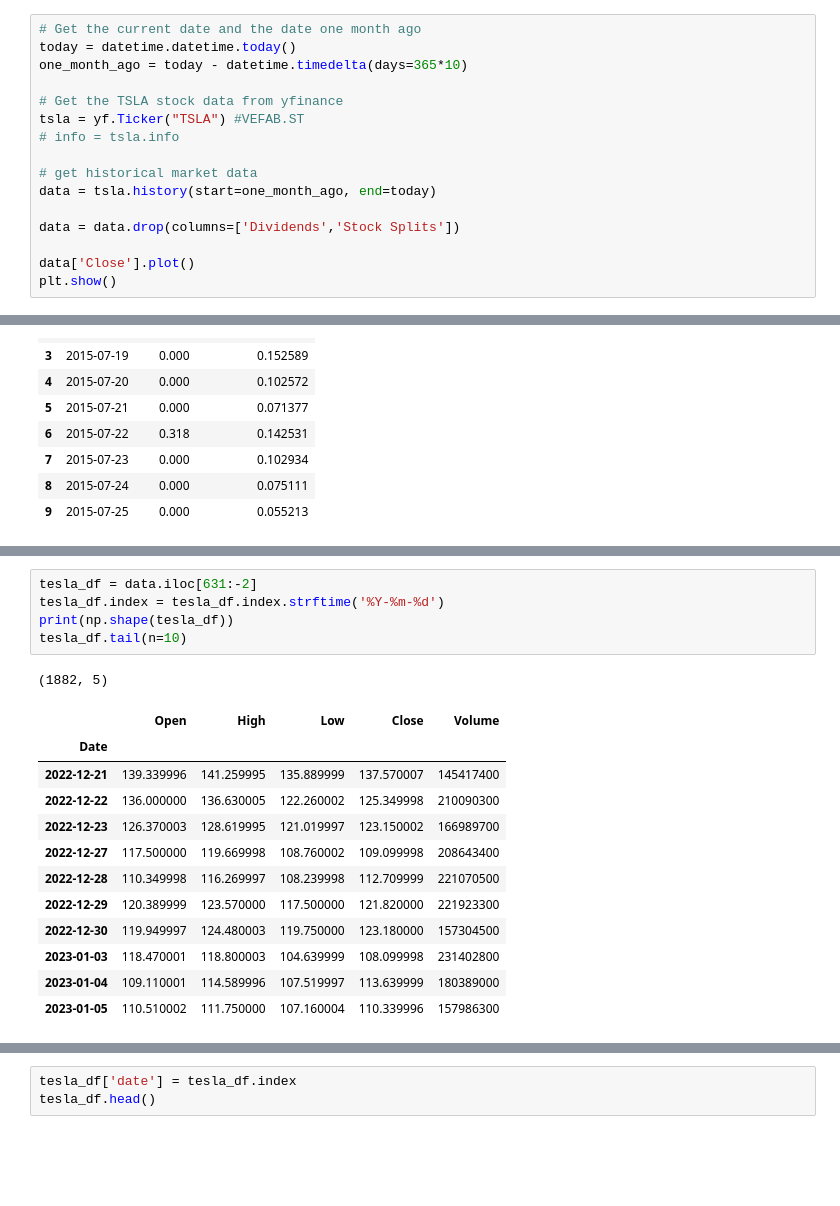
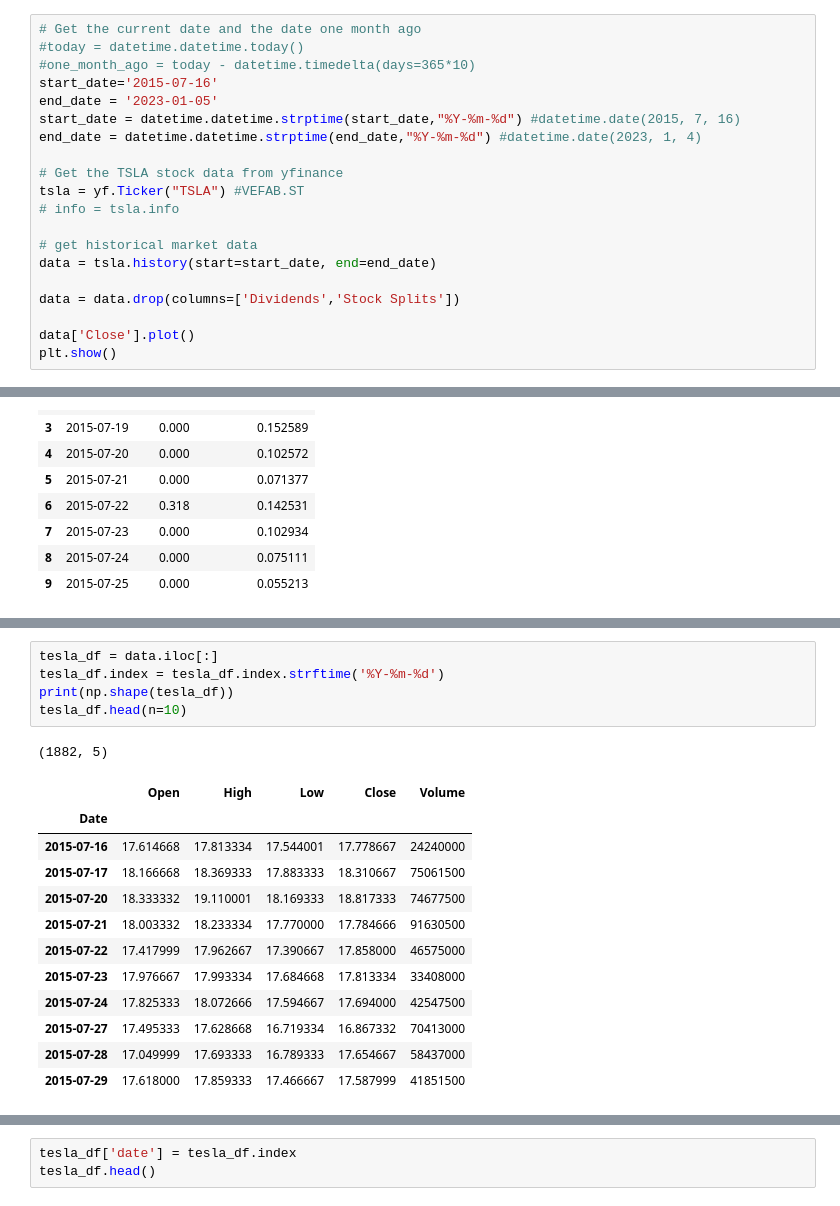
Before and after one commit to ludvigdoeser/scalableMLproject, a Jupyter notebook: News.ipynb, the cells around one changed output, grey strips where cells are left out. Drawn from its saved outputs; the diff is of its cells as text; blank space fills up the shorter version.

```diff
--- a/News.ipynb
+++ b/News.ipynb
@@ -795,14 +672,18 @@ import datetime
 # %%
 # Get the current date and the date one month ago
-today = datetime.datetime.today()
-one_month_ago = today - datetime.timedelta(days=365*10)
+#today = datetime.datetime.today()
+#one_month_ago = today - datetime.timedelta(days=365*10)
+start_date='2015-07-16'
+end_date = '2023-01-05'
+start_date = datetime.datetime.strptime(start_date,"%Y-%m-%d") #datetime.date(2015, 7, 16)
+end_date = datetime.datetime.strptime(end_date,"%Y-%m-%d") #datetime.date(2023, 1, 4)
 
 # Get the TSLA stock data from yfinance
 tsla = yf.Ticker("TSLA") #VEFAB.ST
 # info = tsla.info
 
 # get historical market data
-data = tsla.history(start=one_month_ago, end=today)
+data = tsla.history(start=start_date, end=end_date)
 
 data = data.drop(columns=['Dividends','Stock Splits'])
 
@@ -928,21 +758,21 @@ filtered_df.tail(n=10)
 | 2728 | 2023-01-03 | 0.172892 | 0.217682 |
 | 2729 | 2023-01-04 | 0.047833 | 0.175220 |
 # %%
-tesla_df = data.iloc[631:-2]
+tesla_df = data.iloc[:]
 tesla_df.index = tesla_df.index.strftime('%Y-%m-%d')
 print(np.shape(tesla_df))
-tesla_df.tail(n=10)
+tesla_df.head(n=10)
 # %% [output]
 (1882, 5)
 |  | Open | High | Low | Close | Volume |
 | Date |  |  |  |  |  |
-| 2022-12-21 | 139.339996 | 141.259995 | 135.889999 | 137.570007 | 145417400 |
-| 2022-12-22 | 136.000000 | 136.630005 | 122.260002 | 125.349998 | 210090300 |
-| 2022-12-23 | 126.370003 | 128.619995 | 121.019997 | 123.150002 | 166989700 |
-| 2022-12-27 | 117.500000 | 119.669998 | 108.760002 | 109.099998 | 208643400 |
-| 2022-12-28 | 110.349998 | 116.269997 | 108.239998 | 112.709999 | 221070500 |
-| 2022-12-29 | 120.389999 | 123.570000 | 117.500000 | 121.820000 | 221923300 |
-| 2022-12-30 | 119.949997 | 124.480003 | 119.750000 | 123.180000 | 157304500 |
-| 2023-01-03 | 118.470001 | 118.800003 | 104.639999 | 108.099998 | 231402800 |
-| 2023-01-04 | 109.110001 | 114.589996 | 107.519997 | 113.639999 | 180389000 |
-| 2023-01-05 | 110.510002 | 111.750000 | 107.160004 | 110.339996 | 157986300 |
+| 2015-07-16 | 17.614668 | 17.813334 | 17.544001 | 17.778667 | 24240000 |
+| 2015-07-17 | 18.166668 | 18.369333 | 17.883333 | 18.310667 | 75061500 |
+| 2015-07-20 | 18.333332 | 19.110001 | 18.169333 | 18.817333 | 74677500 |
+| 2015-07-21 | 18.003332 | 18.233334 | 17.770000 | 17.784666 | 91630500 |
+| 2015-07-22 | 17.417999 | 17.962667 | 17.390667 | 17.858000 | 46575000 |
+| 2015-07-23 | 17.976667 | 17.993334 | 17.684668 | 17.813334 | 33408000 |
+| 2015-07-24 | 17.825333 | 18.072666 | 17.594667 | 17.694000 | 42547500 |
+| 2015-07-27 | 17.495333 | 17.628668 | 16.719334 | 16.867332 | 70413000 |
+| 2015-07-28 | 17.049999 | 17.693333 | 16.789333 | 17.654667 | 58437000 |
+| 2015-07-29 | 17.618000 | 17.859333 | 17.466667 | 17.587999 | 41851500 |
```
Also changed, not shown: parts of 33 cells of this notebook, 5 other files.
